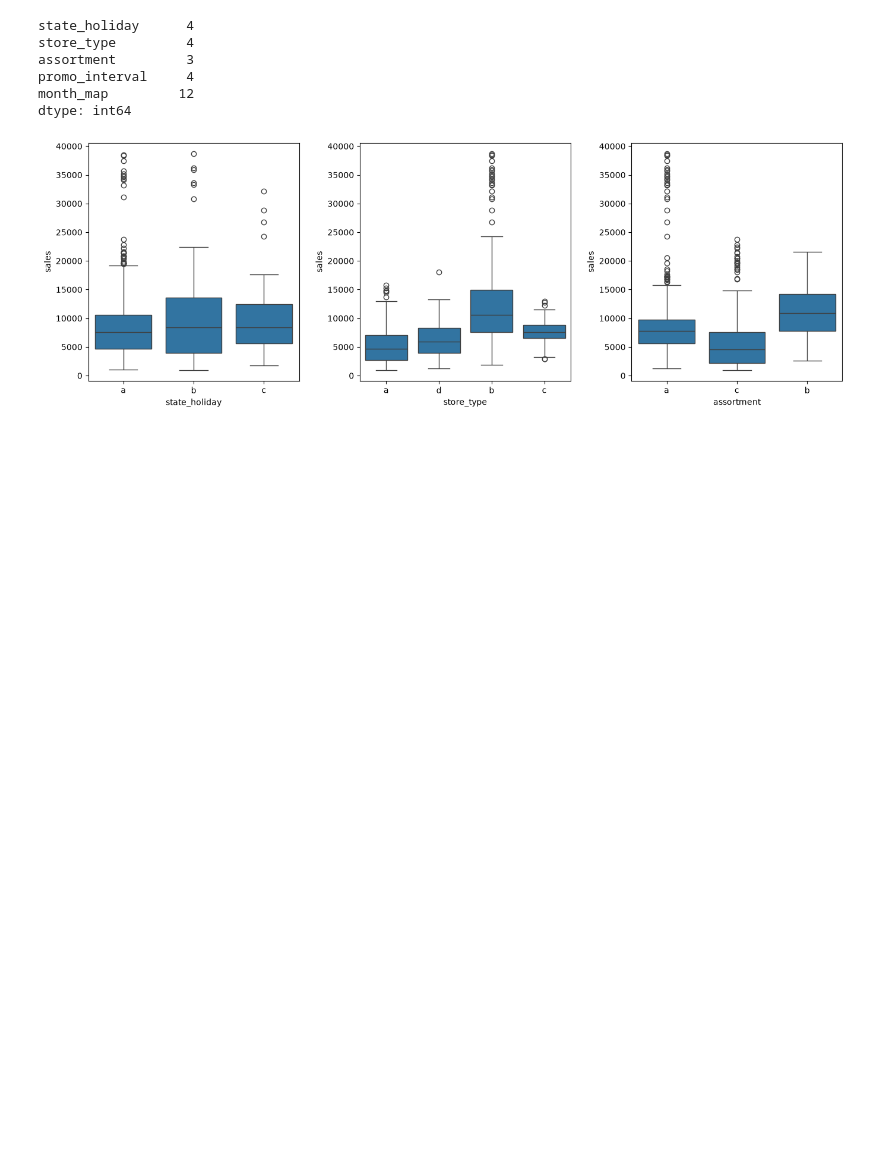
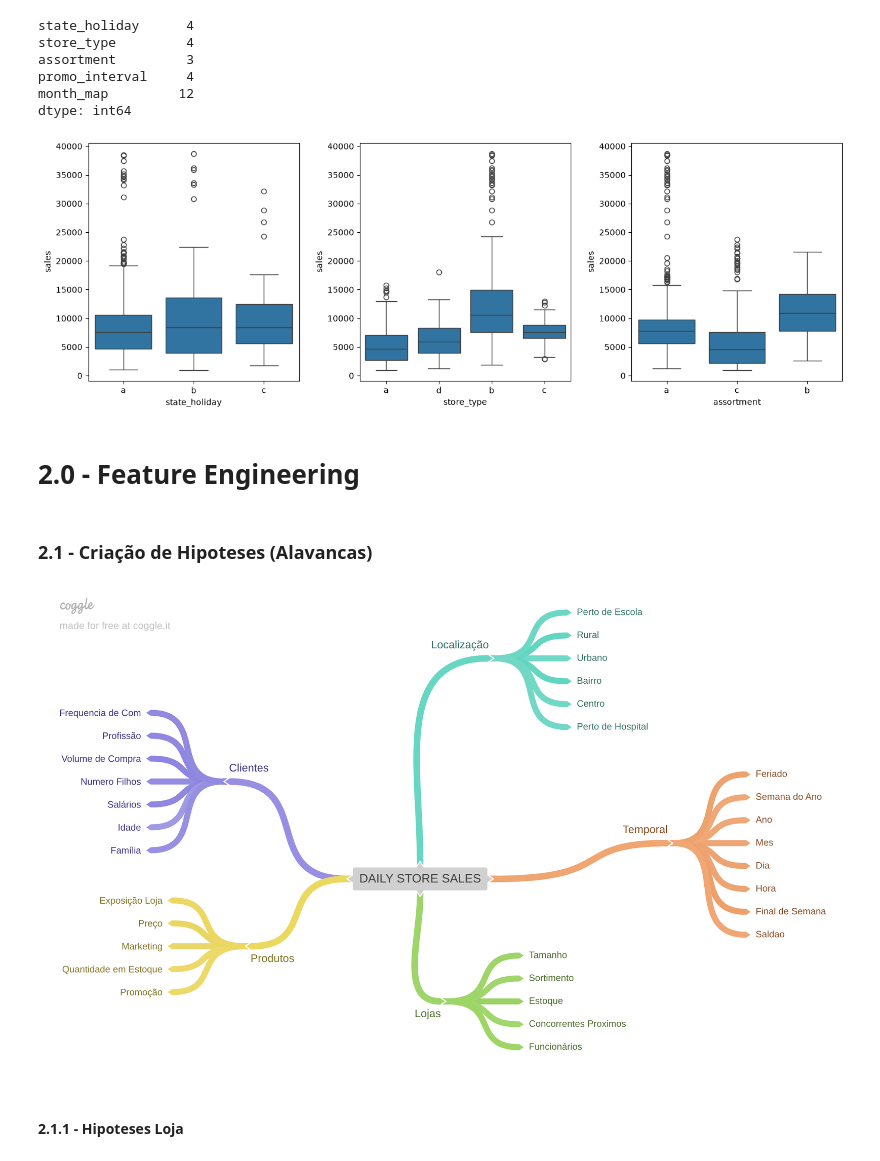
Before and after one commit to guigrandim/rossmann_store_sales, a Jupyter notebook: notebooks/datasets_analysis.ipynb, the cells around one changed output. Saved outputs shown, nothing was run; the diff lists cells and outputs as text; code cells hidden in the pictures; blank space fills up the shorter version.

Commit message:
Create Feature Engineering

```diff
--- a/notebooks/datasets_analysis.ipynb
+++ b/notebooks/datasets_analysis.ipynb
@@ -22,6 +25,9 @@ train_df = main_path / "assets" / "data" / "train.csv"
 store_df = main_path / "assets" / "data" / "store.csv"
 test_df = main_path / "assets" / "data" / "test.csv"
 
+#Direciona para a pasta que contem o mapa mental
+mindmap = main_path / "assets" / "img" / "mindmap_rossmann.png"
+
 #Carrga os arquvos de vendas (vendas = train.csv e lojas = store.csv)
 df_sales_raw = pd.read_csv(train_df, low_memory=False)
 df_store_raw = pd.read_csv(store_df, low_memory=False)
@@ -210,3 +216,5 @@ plt.tight_layout(pad=2.0)
 plt.show()
 # %% [output]
 [figure]
+# %% [markdown]
+# 2.0 - Feature Engineering
@@ -212,0 +223,8 @@ plt.show()
+# %% [markdown]
+### 2.1 - Criação de Hipoteses (Alavancas)
+# %%
+Image (mindmap)
+# %% [output]
+[figure, added]
+# %% [markdown]
+#### 2.1.1 - Hipoteses Loja
```
Also changed, not shown: parts of 12 cells of this notebook.
